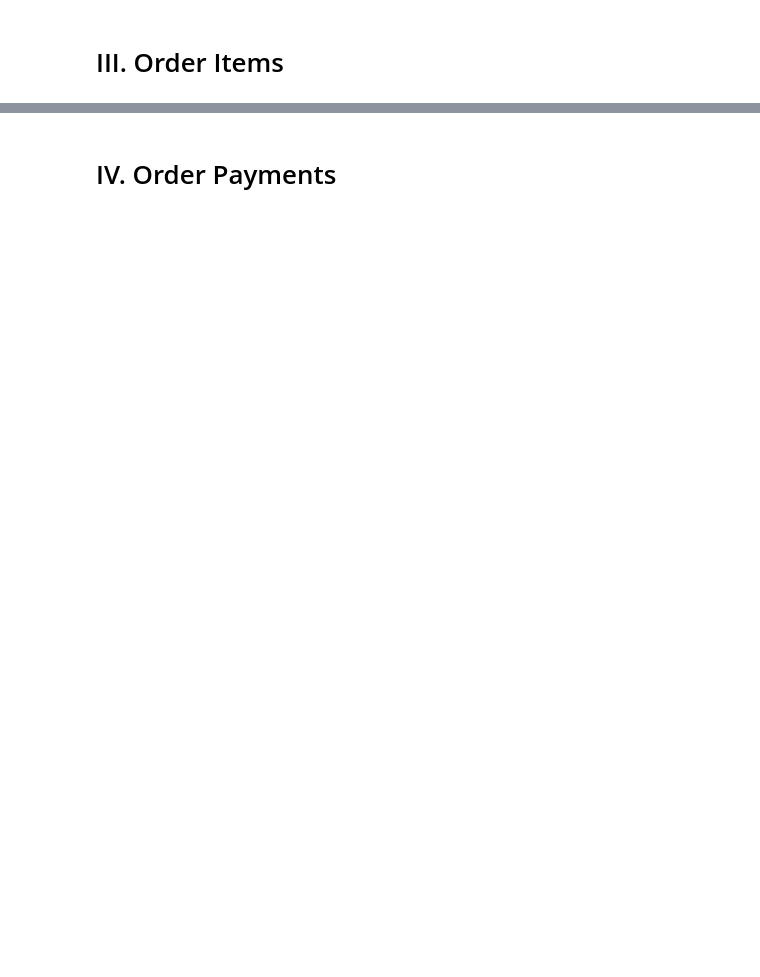
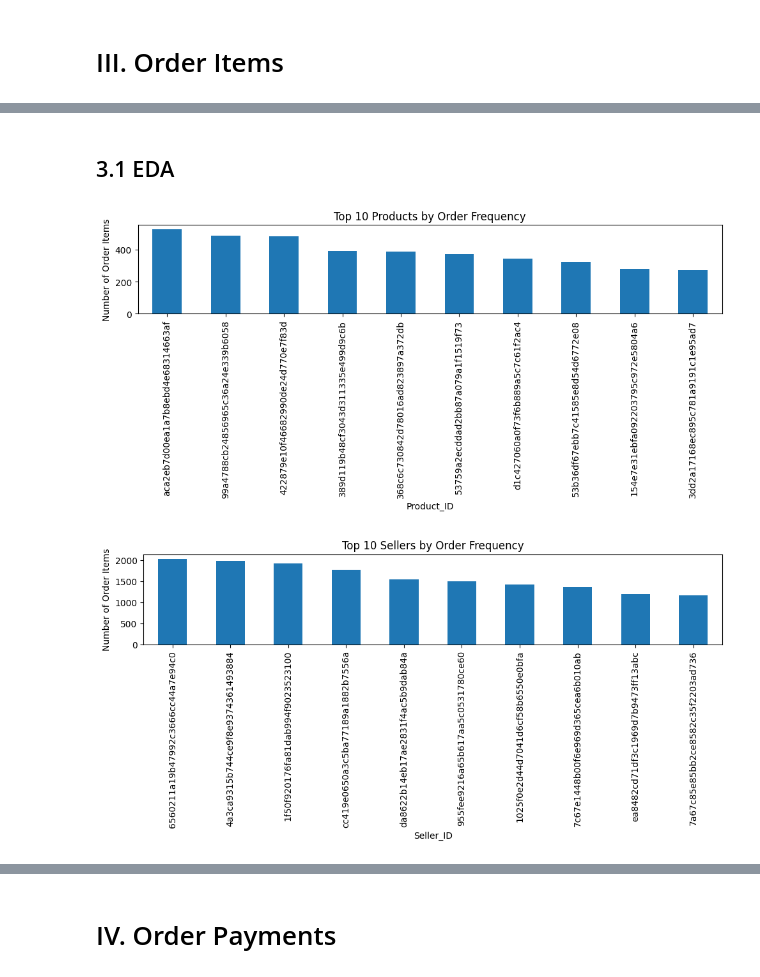
Before and after one commit to ThanhVo15/fecom-ecom-realtime-recommendation, a Jupyter notebook: processing/eda_data.ipynb, the cells around one changed output, grey strips where cells are left out. Saved outputs shown, nothing was run; the diff lists cells and outputs as text; code cells hidden in the pictures; blank space fills up the shorter version.

```diff
--- a/processing/eda_data.ipynb
+++ b/processing/eda_data.ipynb
@@ -100,2 +374,5 @@ KeyboardInterrupt:
 # %% [markdown]
 # III. Order Items
+# %%
+df_Order_Items = dfs_org["Order_Items"]
+df_Order_Items.head()
@@ -101,0 +407,6 @@ KeyboardInterrupt:
+# %%
+# From previous EDA, we know that the Customer_List.csv has 2 columns: Customer_Trx_ID and First_Order_Date, which have null value
+columns_to_check = df_Order_Items.columns.tolist()
+
+check_null_overlap = utils.check_null_overlap(df_Order_Items, columns_to_check)
+check_null_overlap
@@ -101,0 +425,3 @@ KeyboardInterrupt:
+# %%
+df_Order_Items = utils.check_duplicates(df_Order_Items, columns_to_check)
+df_Order_Items
@@ -101,0 +444,25 @@ KeyboardInterrupt:
+# %% [markdown]
+## 3.1 EDA
+# %%
+# Top 10 Products by order count
+top_products = df_Order_Items['Product_ID'].value_counts().head(10)
+plt.figure(figsize=(10, 5))
+top_products.plot.bar()
+plt.title('Top 10 Products by Order Frequency')
+plt.xlabel('Product_ID')
+plt.ylabel('Number of Order Items')
+plt.tight_layout()
+plt.show()
+
+# Top 10 Sellers by order count
+top_sellers = df_Order_Items['Seller_ID'].value_counts().head(10)
+plt.figure(figsize=(10, 5))
+top_sellers.plot.bar()
+plt.title('Top 10 Sellers by Order Frequency')
+plt.xlabel('Seller_ID')
+plt.ylabel('Number of Order Items')
+plt.tight_layout()
+plt.show()
+# %% [output]
+[figure, added]
+[figure, added]
```
Also changed, not shown: parts of 57 cells of this notebook, 14 other files.
